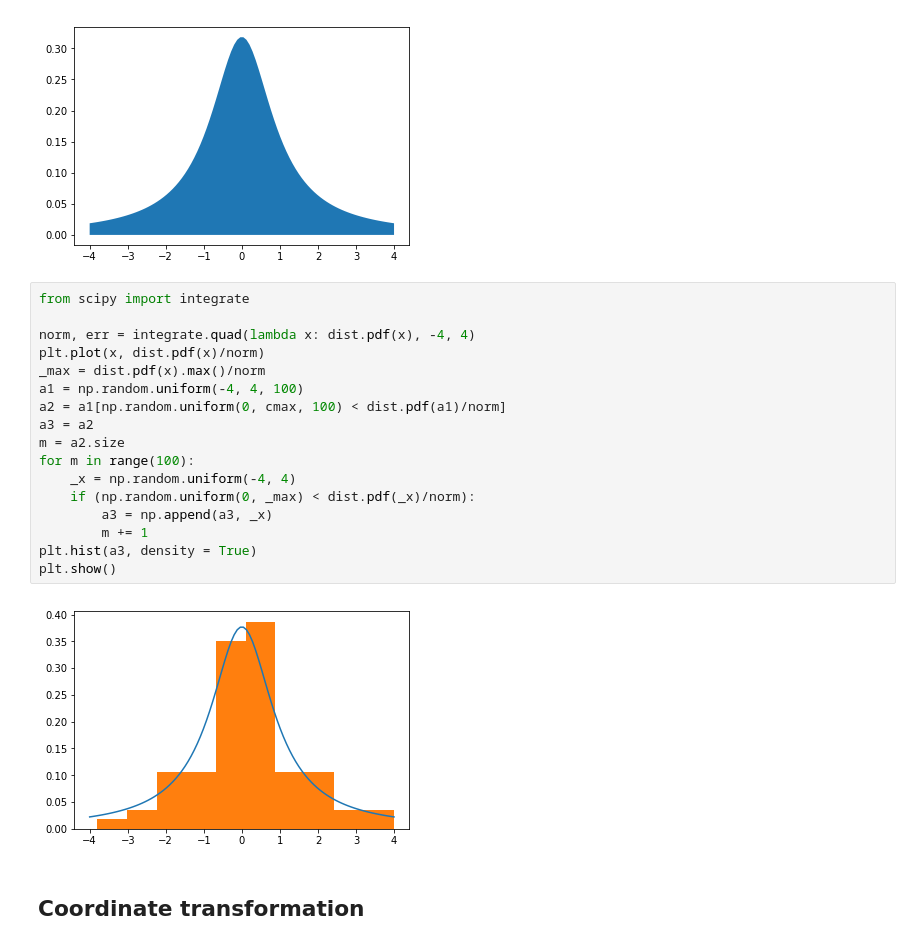
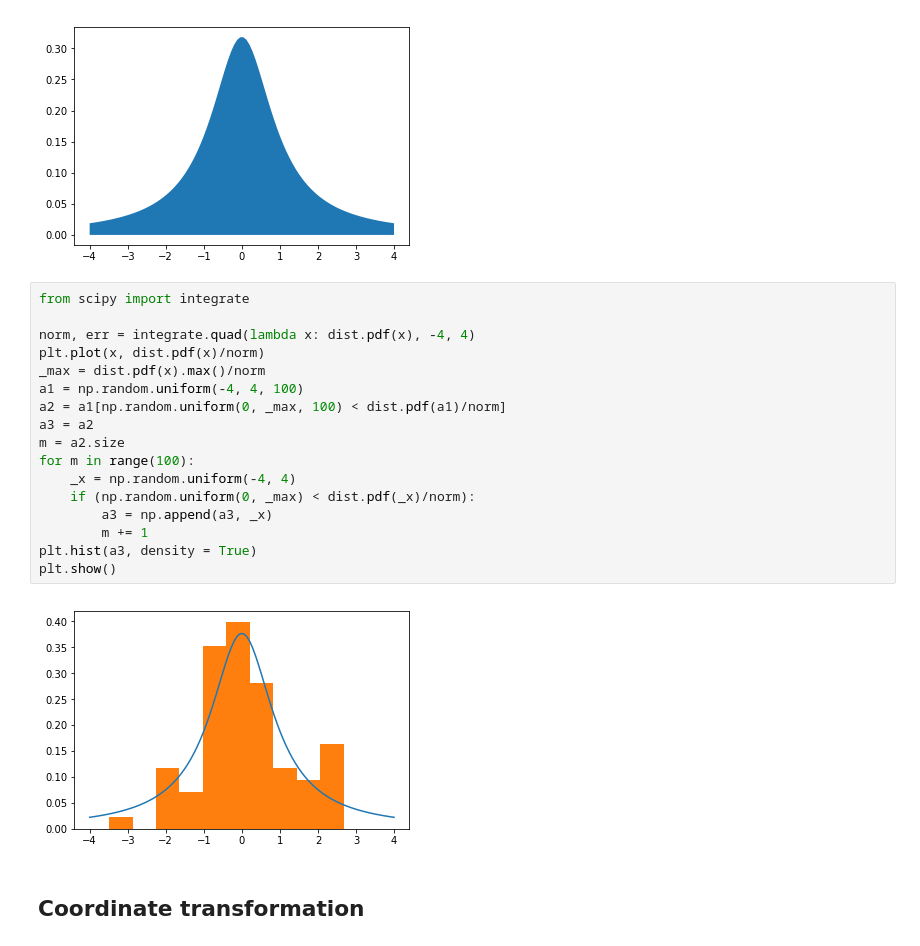
Before and after one commit to malyavkoAA/statprak, a Jupyter notebook: random.ipynb, the cells around one changed output. Drawn from its saved outputs; the diff is of its cells as text.

Commit message:
Update random.ipynb
Ноутбук обновлен.

```diff
--- a/random.ipynb
+++ b/random.ipynb
@@ -142,22 +142,22 @@ plt.show()
 # %%
 from scipy import integrate
 
 norm, err = integrate.quad(lambda x: dist.pdf(x), -4, 4)
 plt.plot(x, dist.pdf(x)/norm)
 _max = dist.pdf(x).max()/norm
 a1 = np.random.uniform(-4, 4, 100)
-a2 = a1[np.random.uniform(0, cmax, 100) < dist.pdf(a1)/norm]
+a2 = a1[np.random.uniform(0, _max, 100) < dist.pdf(a1)/norm]
 a3 = a2
 m = a2.size
 for m in range(100):
     _x = np.random.uniform(-4, 4)
     if (np.random.uniform(0, _max) < dist.pdf(_x)/norm):
         a3 = np.append(a3, _x)
         m += 1
 plt.hist(a3, density = True)
 plt.show()
 # %% [output]
-[figure, old version]
+[figure, new version]
 # %% [markdown]
 ##  Coordinate transformation
 # %% [markdown]
```
Also changed, not shown: parts of 8 cells of this notebook.
